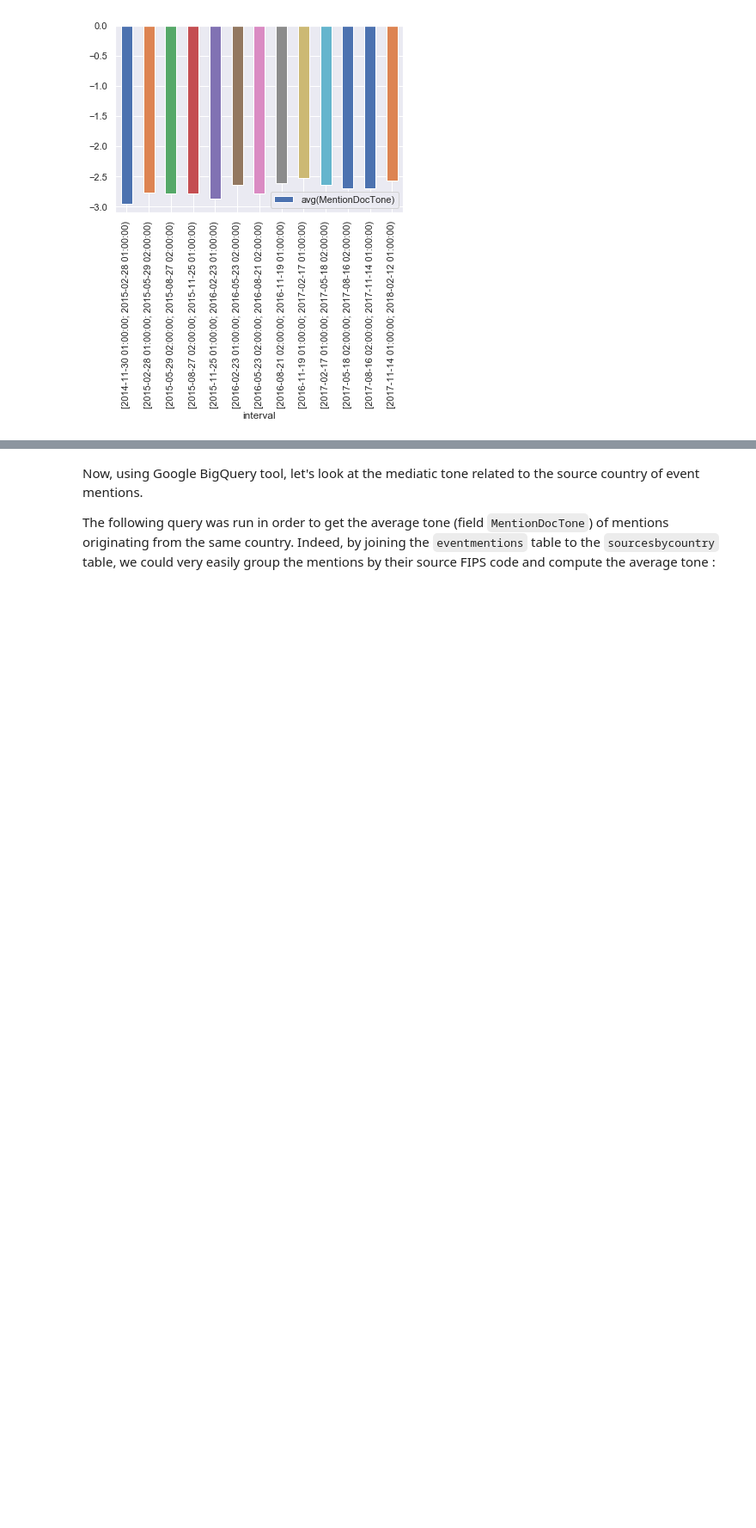
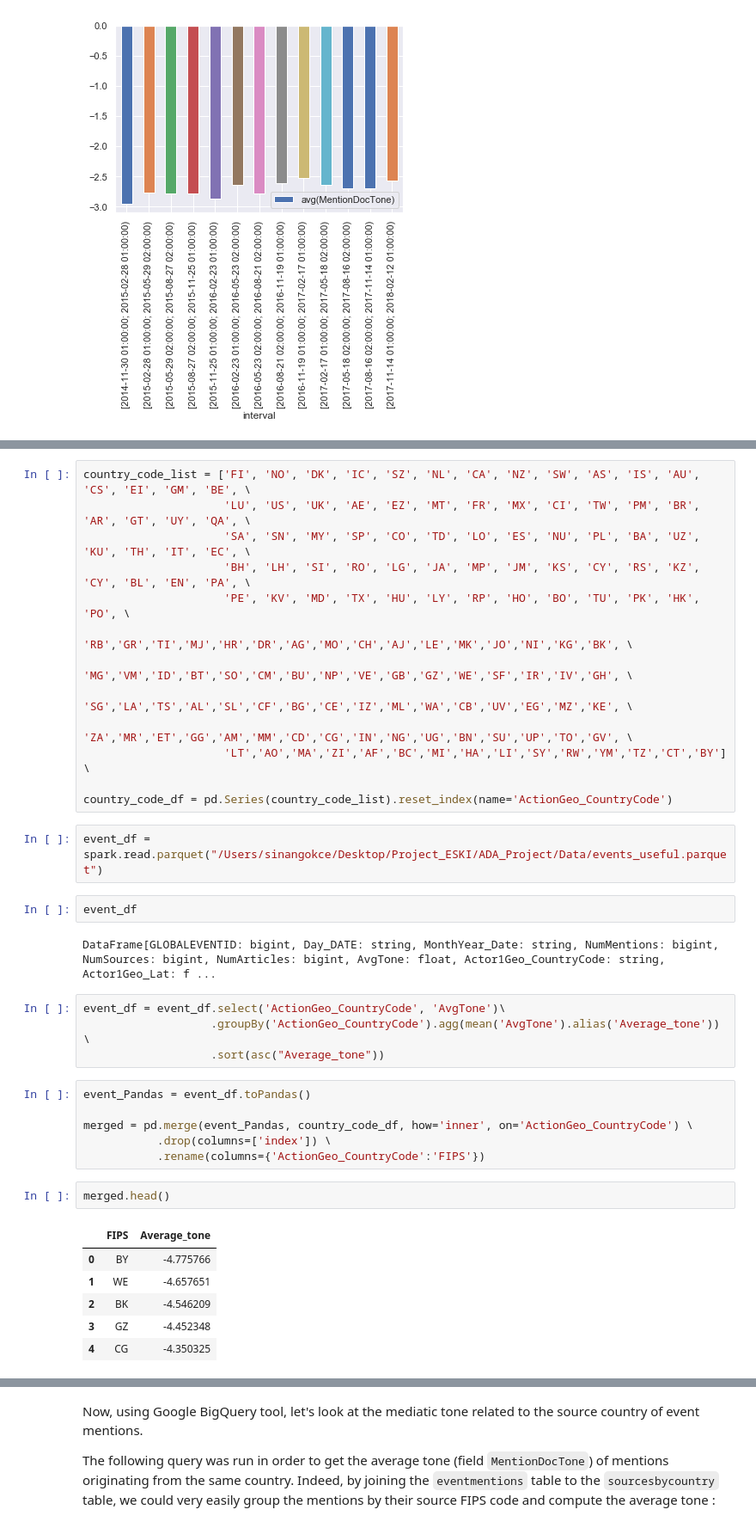
Before and after one commit to lbrgt/ADA_Project, a Jupyter notebook: Milestone2.ipynb, the cells around one changed output, grey strips where cells are left out. Shown at 86% size. Drawn from its saved outputs; the diff is of its cells as text; blank space fills up the shorter version.

```diff
--- a/Milestone2.ipynb
+++ b/Milestone2.ipynb
@@ -204,0 +202,38 @@ Note that some country values were missing in the Happiness World report, thus w
+# %%
+country_code_list = ['FI', 'NO', 'DK', 'IC', 'SZ', 'NL', 'CA', 'NZ', 'SW', 'AS', 'IS', 'AU', 'CS', 'EI', 'GM', 'BE', \
+                     'LU', 'US', 'UK', 'AE', 'EZ', 'MT', 'FR', 'MX', 'CI', 'TW', 'PM', 'BR', 'AR', 'GT', 'UY', 'QA', \
+                     'SA', 'SN', 'MY', 'SP', 'CO', 'TD', 'LO', 'ES', 'NU', 'PL', 'BA', 'UZ', 'KU', 'TH', 'IT', 'EC', \
+                     'BH', 'LH', 'SI', 'RO', 'LG', 'JA', 'MP', 'JM', 'KS', 'CY', 'RS', 'KZ', 'CY', 'BL', 'EN', 'PA', \
+                     'PE', 'KV', 'MD', 'TX', 'HU', 'LY', 'RP', 'HO', 'BO', 'TU', 'PK', 'HK', 'PO', \
+                     'RB','GR','TI','MJ','HR','DR','AG','MO','CH','AJ','LE','MK','JO','NI','KG','BK', \
+                     'MG','VM','ID','BT','SO','CM','BU','NP','VE','GB','GZ','WE','SF','IR','IV','GH', \
+                     'SG','LA','TS','AL','SL','CF','BG','CE','IZ','ML','WA','CB','UV','EG','MZ','KE', \
+                     'ZA','MR','ET','GG','AM','MM','CD','CG','IN','NG','UG','BN','SU','UP','TO','GV', \
+                     'LT','AO','MA','ZI','AF','BC','MI','HA','LI','SY','RW','YM','TZ','CT','BY'] \
+
+country_code_df = pd.Series(country_code_list).reset_index(name='ActionGeo_CountryCode')
+# %%
+event_df = spark.read.parquet("/Users/sinangokce/Desktop/Project_ESKI/ADA_Project/Data/events_useful.parquet")
+# %%
+event_df
+# %% [output]
+DataFrame[GLOBALEVENTID: bigint, Day_DATE: string, MonthYear_Date: string, NumMentions: bigint, NumSources: bigint, NumArticles: bigint, AvgTone: float, Actor1Geo_CountryCode: string, Actor1Geo_Lat: f ...
+# %%
+event_df = event_df.select('ActionGeo_CountryCode', 'AvgTone')\
+                   .groupBy('ActionGeo_CountryCode').agg(mean('AvgTone').alias('Average_tone')) \
+                   .sort(asc("Average_tone"))
+# %%
+event_Pandas = event_df.toPandas()
+
+merged = pd.merge(event_Pandas, country_code_df, how='inner', on='ActionGeo_CountryCode') \
+           .drop(columns=['index']) \
+           .rename(columns={'ActionGeo_CountryCode':'FIPS'})
+# %%
+merged.head()
+# %% [output]
+|  | FIPS | Average_tone |
+| 0 | BY | -4.775766 |
+| 1 | WE | -4.657651 |
+| 2 | BK | -4.546209 |
+| 3 | GZ | -4.452348 |
+| 4 | CG | -4.350325 |
```
Also changed, not shown: parts of 8 cells of this notebook.
